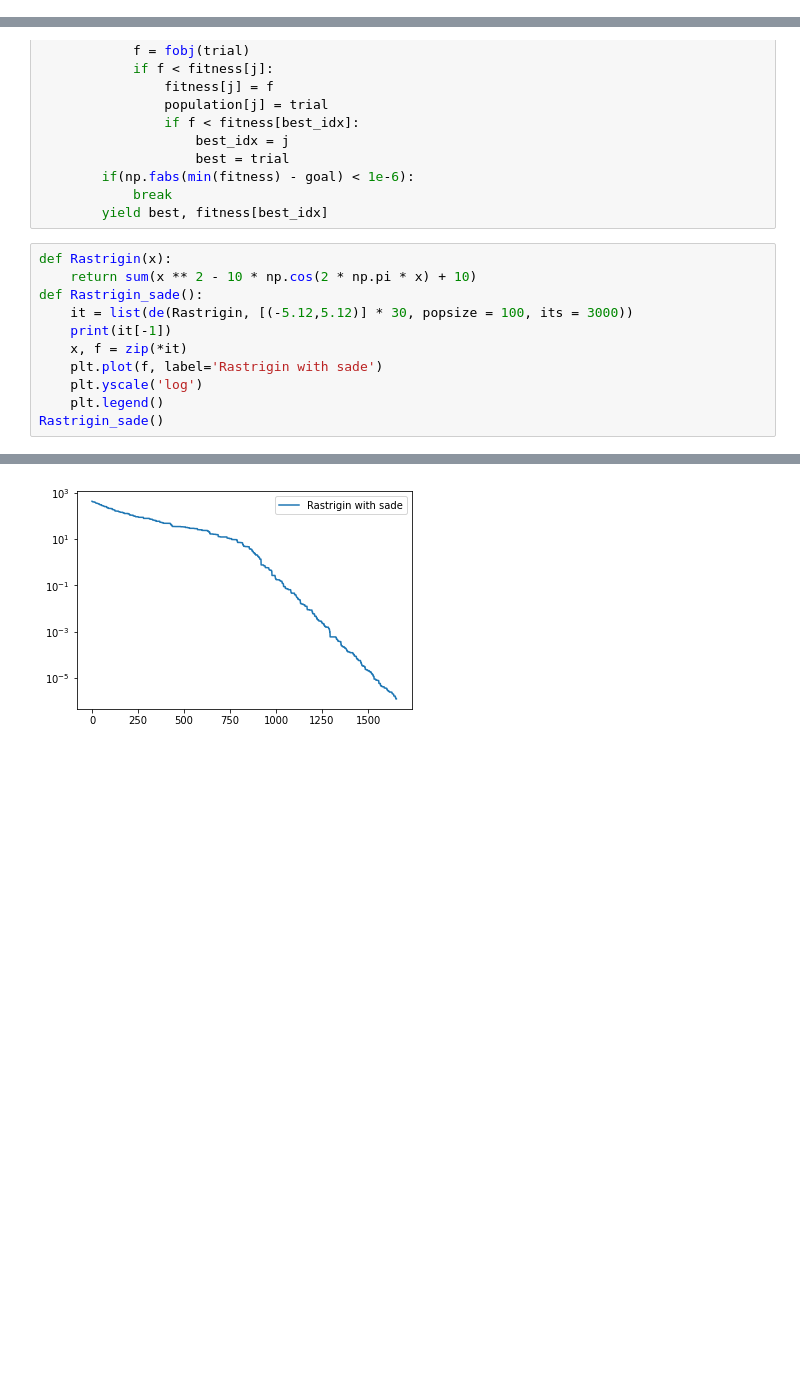
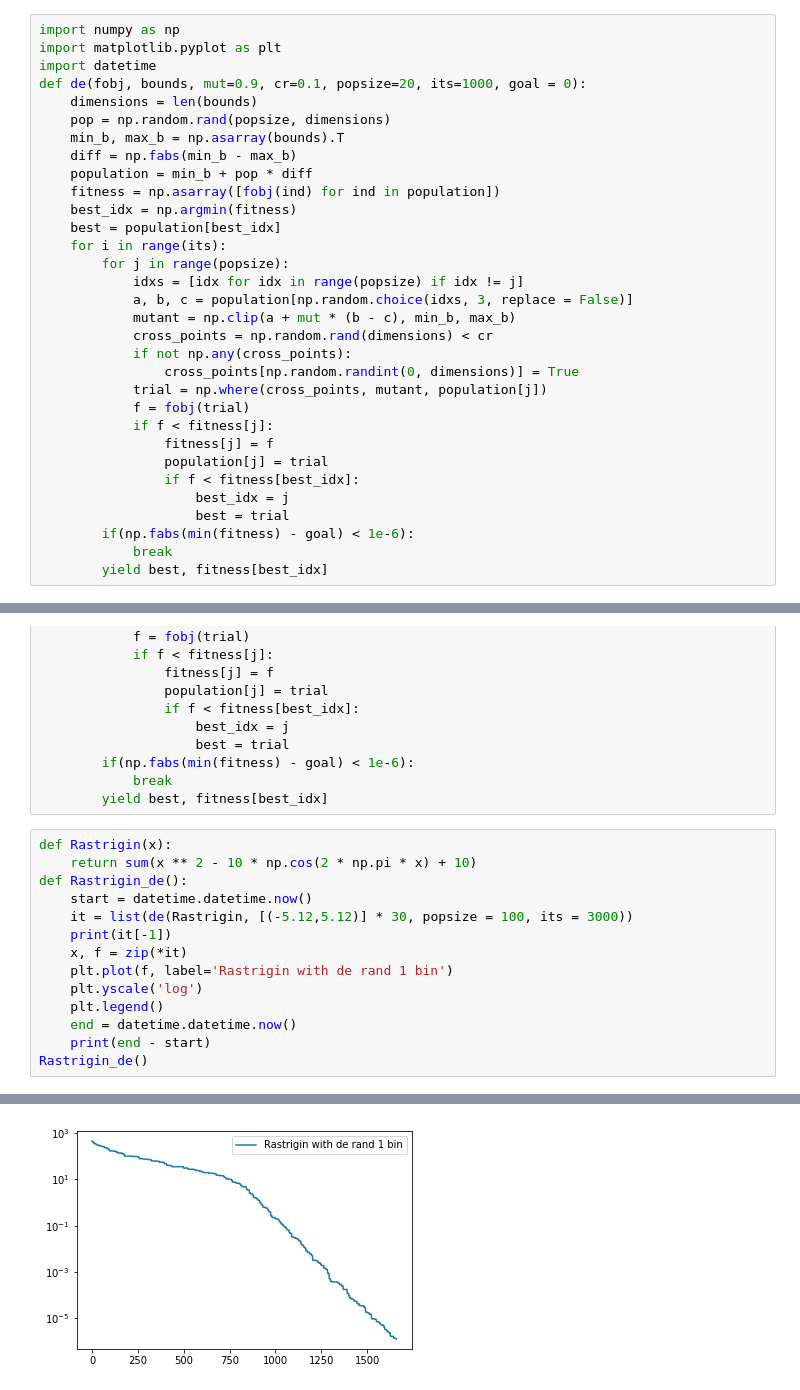
Before and after one commit to DanceToThis1/DE, a Jupyter notebook: DE2.ipynb, the cells around one changed output, grey strips where cells are left out. Cells and saved outputs as stored; diff of their text form; blank space fills up the shorter version.

```diff
--- a/DE2.ipynb
+++ b/DE2.ipynb
@@ -1,3 +3,35 @@
+# %%
+import numpy as np
+import matplotlib.pyplot as plt
+import datetime
+def de(fobj, bounds, mut=0.9, cr=0.1, popsize=20, its=1000, goal = 0):
+    dimensions = len(bounds)
+    pop = np.random.rand(popsize, dimensions)
+    min_b, max_b = np.asarray(bounds).T
+    diff = np.fabs(min_b - max_b)
+    population = min_b + pop * diff
+    fitness = np.asarray([fobj(ind) for ind in population])
+    best_idx = np.argmin(fitness)
+    best = population[best_idx]
+    for i in range(its):
+        for j in range(popsize):
+            idxs = [idx for idx in range(popsize) if idx != j]
+            a, b, c = population[np.random.choice(idxs, 3, replace = False)]
+            mutant = np.clip(a + mut * (b - c), min_b, max_b)
+            cross_points = np.random.rand(dimensions) < cr
+            if not np.any(cross_points):
+                cross_points[np.random.randint(0, dimensions)] = True
+            trial = np.where(cross_points, mutant, population[j])
+            f = fobj(trial)
+            if f < fitness[j]:
+                fitness[j] = f
+                population[j] = trial
+                if f < fitness[best_idx]:
+                    best_idx = j
+                    best = trial
+        if(np.fabs(min(fitness) - goal) < 1e-6):
+            break
+        yield best, fitness[best_idx]
 # %% [markdown]
 JDE
 $$
@@ -281,12 +358,15 @@ def sacpmde(fobj, bounds, popsize=20, its=1000, goal = 0):
 # %%
 def Rastrigin(x):
     return sum(x ** 2 - 10 * np.cos(2 * np.pi * x) + 10)
-def Rastrigin_sade():
+def Rastrigin_de():
+    start = datetime.datetime.now()
     it = list(de(Rastrigin, [(-5.12,5.12)] * 30, popsize = 100, its = 3000))
     print(it[-1])
     x, f = zip(*it)
-    plt.plot(f, label='Rastrigin with sade')
+    plt.plot(f, label='Rastrigin with de rand 1 bin')
     plt.yscale('log')
     plt.legend()
-Rastrigin_sade()
+    end = datetime.datetime.now()
+    print(end - start)
+Rastrigin_de()
 # %% [output]
@@ -301 +382 @@ Rastrigin_sade()
-[figure, old version]
+[figure, new version]
```
Also changed, not shown: parts of 9 cells of this notebook.
